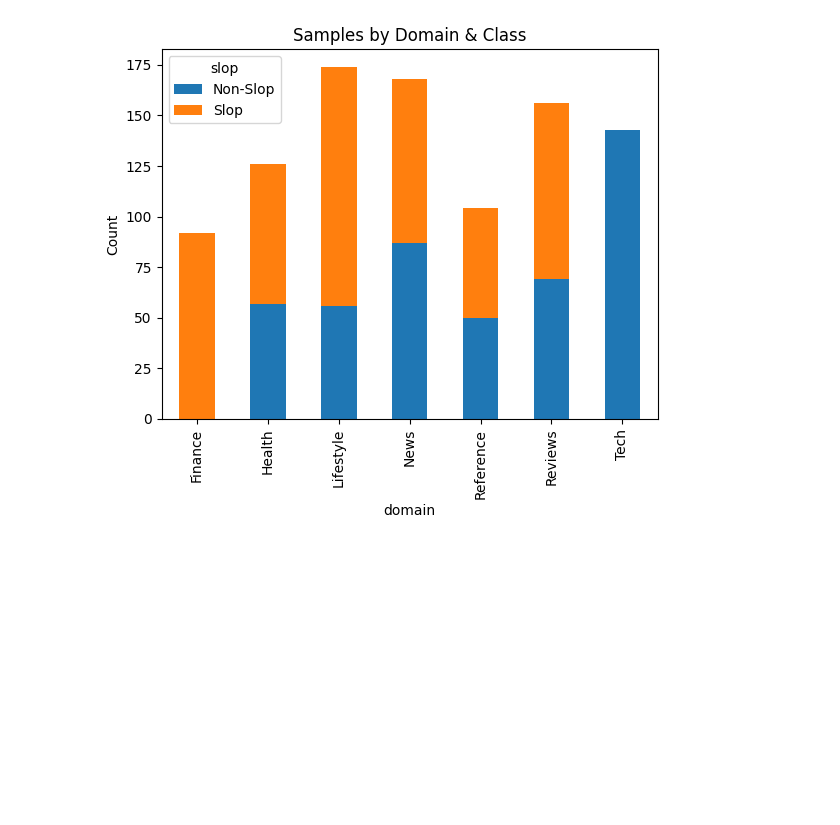
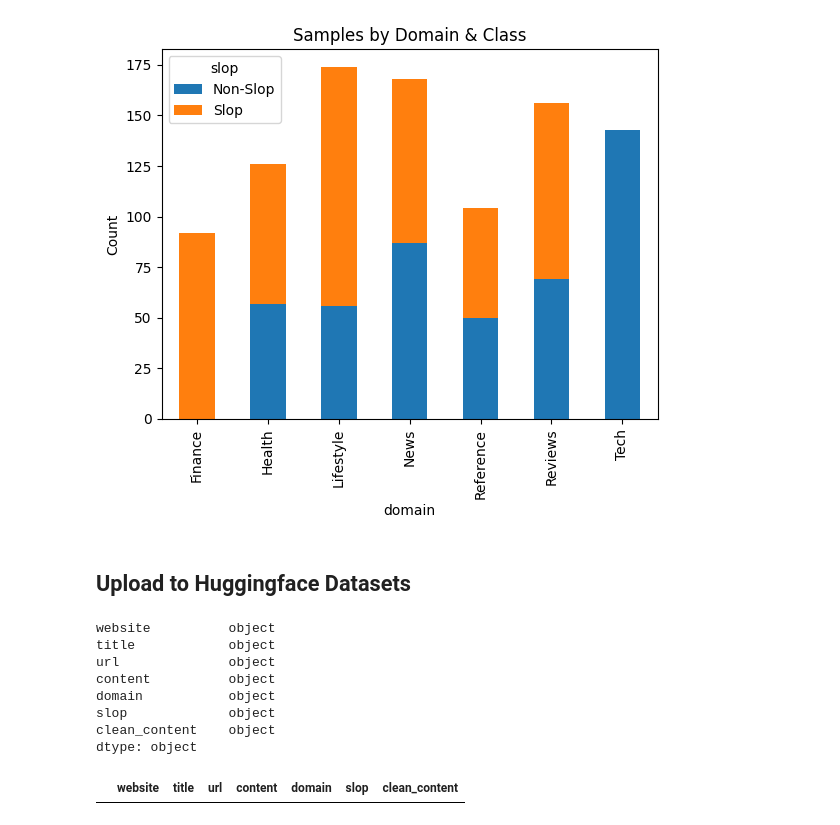
Before and after one commit to elalber2000/stop_slop, a Jupyter notebook: notebooks/data_exploration.ipynb, the cells around one changed output. Cells and saved outputs as stored; diff of their text form; code cells hidden in the pictures; blank space fills up the shorter version.

```diff
--- a/notebooks/data_exploration.ipynb
+++ b/notebooks/data_exploration.ipynb
@@ -195,3 +218,20 @@ plt.title("Samples by Domain & Class")
 plt.show()
 # %% [output]
 [figure]
+# %% [markdown]
+## Upload to Huggingface Datasets
+# %%
+# Some quick checks
+print(cleaned_df.dtypes)
+mask = cleaned_df.isnull() | cleaned_df.map(lambda x: isinstance(x, float) and np.isnan(x))
+cleaned_df[mask.any(axis=1)]
+# %% [output]
+website          object
+title            object
+url              object
+content          object
+domain           object
+slop             object
+clean_content    object
+dtype: object
+|  | website | title | url | content | domain | slop | clean_content |
```
Also changed, not shown: parts of 7 cells of this notebook, 3 other files.
